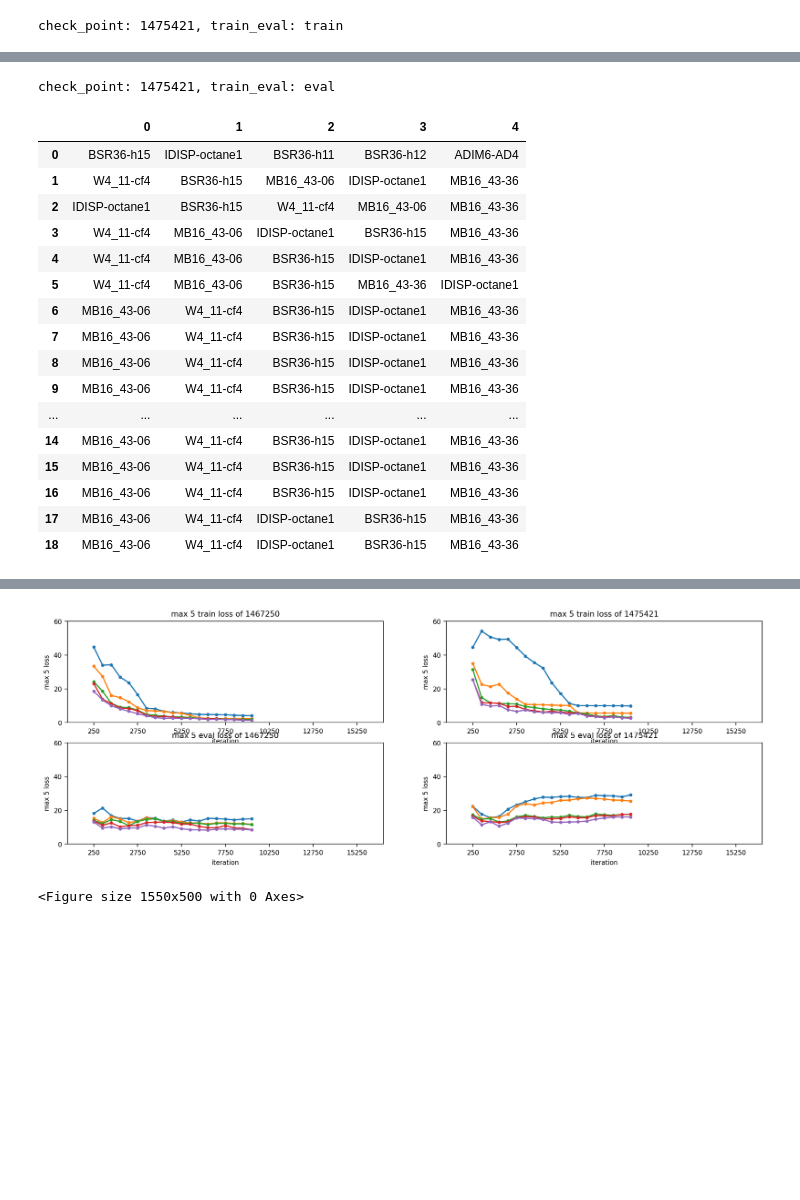
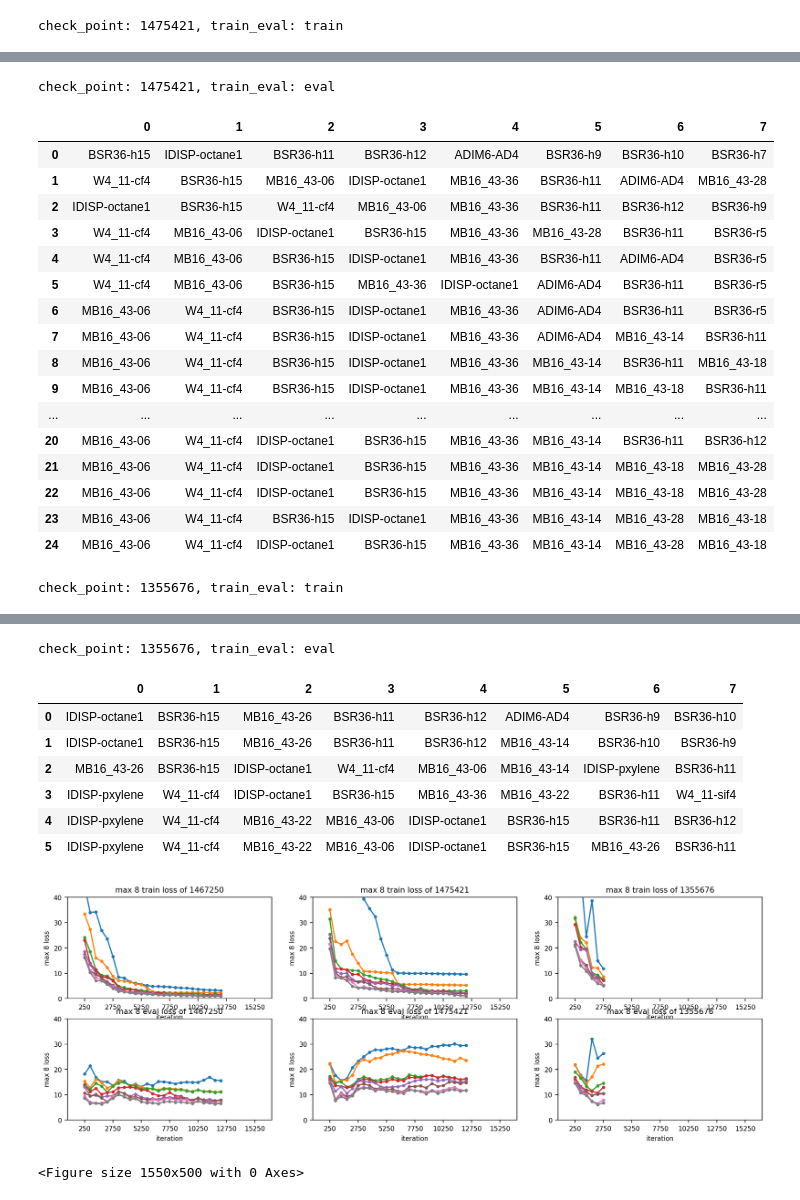
Before and after one commit to chem12346789/cc2cc, a Jupyter notebook: jupyter-notebook/view_loss.ipynb, the cells around one changed output, grey strips where cells are left out. Drawn from its saved outputs; the diff is of its cells as text; code cells hidden in the pictures; blank space fills up the shorter version.

```diff
--- a/jupyter-notebook/view_loss.ipynb
+++ b/jupyter-notebook/view_loss.ipynb
@@ -12,11 +23,12 @@ import matplotlib.pyplot as plt
 plt.rcParams["figure.figsize"] = (15.5, 5)
 plt.rcParams["font.size"] = 8
 
-number_of_max = 5
+number_of_max = 8
 
 check_point_list = [
     "1467250",
     "1475421",
+    "3175768",
 ]
 
 f, axes = plt.subplots(2, len(check_point_list))
@@ -42,7 +54,10 @@ for iter_check_point, check_point in enumerate(check_point_list):
 
         for data_path in data_path_list:
             data_csv = pd.read_csv(data_path)
-            data = np.array(data_csv["train_loss_ene"])
+            if "train_loss_ene" in data_csv.columns:
+                data = np.array(data_csv["train_loss_ene"])
+            else:
+                data = np.array(data_csv["loss_ene"])
             data_name = np.array(data_csv["name"])
             data_argsort = np.argsort(data)[-number_of_max:][::-1]
             if len(max_10_loss) == 0:
@@ -73,10 +88,10 @@ for iter_check_point, check_point in enumerate(check_point_list):
             labels=[f"{int(i*500+250)}" for i in np.linspace(0, 30, 7)],
         )
         axes[iter_check_point, iter_train_eval].set_ylabel(f"max {number_of_max} loss")
-        axes[iter_check_point, iter_train_eval].set_ylim(0, 60)
+        axes[iter_check_point, iter_train_eval].set_ylim(0, 40)
         axes[iter_check_point, iter_train_eval].set_yticks(
-            np.linspace(0, 60, 4),
-            labels=[f"{int(i)}" for i in np.linspace(0, 60, 4)],
+            np.linspace(0, 40, 5),
+            labels=[f"{int(i)}" for i in np.linspace(0, 40, 5)],
         )
         axes[iter_check_point, iter_train_eval].set_title(
             f"max {number_of_max} {train_eval} loss of {check_point}"
@@ -142,18 +157,19 @@ check_point: 1475421, train_eval: train
 check_point: 1475421, train_eval: eval
-|  | 0 | 1 | 2 | 3 | 4 |
-| 0 | BSR36-h15 | IDISP-octane1 | BSR36-h11 | BSR36-h12 | ADIM6-AD4 |
-| 1 | W4_11-cf4 | BSR36-h15 | MB16_43-06 | IDISP-octane1 | MB16_43-36 |
-| 2 | IDISP-octane1 | BSR36-h15 | W4_11-cf4 | MB16_43-06 | MB16_43-36 |
-| 3 | W4_11-cf4 | MB16_43-06 | IDISP-octane1 | BSR36-h15 | MB16_43-36 |
-| 4 | W4_11-cf4 | MB16_43-06 | BSR36-h15 | IDISP-octane1 | MB16_43-36 |
-| 5 | W4_11-cf4 | MB16_43-06 | BSR36-h15 | MB16_43-36 | IDISP-octane1 |
-| 6 | MB16_43-06 | W4_11-cf4 | BSR36-h15 | IDISP-octane1 | MB16_43-36 |
-| 7 | MB16_43-06 | W4_11-cf4 | BSR36-h15 | IDISP-octane1 | MB16_43-36 |
-| 8 | MB16_43-06 | W4_11-cf4 | BSR36-h15 | IDISP-octane1 | MB16_43-36 |
-| 9 | MB16_43-06 | W4_11-cf4 | BSR36-h15 | IDISP-octane1 | MB16_43-36 |
-| ... | ... | ... | ... | ... | ... |
-| 14 | MB16_43-06 | W4_11-cf4 | BSR36-h15 | IDISP-octane1 | MB16_43-36 |
-| 15 | MB16_43-06 | W4_11-cf4 | BSR36-h15 | IDISP-octane1 | MB16_43-36 |
-| 16 | MB16_43-06 | W4_11-cf4 | BSR36-h15 | IDISP-octane1 | MB16_43-36 |
-| 17 | MB16_43-06 | W4_11-cf4 | IDISP-octane1 | BSR36-h15 | MB16_43-36 |
-| 18 | MB16_43-06 | W4_11-cf4 | IDISP-octane1 | BSR36-h15 | MB16_43-36 |
+|  | 0 | 1 | 2 | 3 | 4 | 5 | 6 | 7 |
+| 0 | BSR36-h15 | IDISP-octane1 | BSR36-h11 | BSR36-h12 | ADIM6-AD4 | BSR36-h9 | BSR36-h10 | BSR36-h7 |
+| 1 | W4_11-cf4 | BSR36-h15 | MB16_43-06 | IDISP-octane1 | MB16_43-36 | BSR36-h11 | ADIM6-AD4 | MB16_43-28 |
+| 2 | IDISP-octane1 | BSR36-h15 | W4_11-cf4 | MB16_43-06 | MB16_43-36 | BSR36-h11 | BSR36-h12 | BSR36-h9 |
+| 3 | W4_11-cf4 | MB16_43-06 | IDISP-octane1 | BSR36-h15 | MB16_43-36 | MB16_43-28 | BSR36-h11 | BSR36-r5 |
+| 4 | W4_11-cf4 | MB16_43-06 | BSR36-h15 | IDISP-octane1 | MB16_43-36 | BSR36-h11 | ADIM6-AD4 | BSR36-r5 |
+| 5 | W4_11-cf4 | MB16_43-06 | BSR36-h15 | MB16_43-36 | IDISP-octane1 | ADIM6-AD4 | BSR36-h11 | BSR36-r5 |
+| 6 | MB16_43-06 | W4_11-cf4 | BSR36-h15 | IDISP-octane1 | MB16_43-36 | ADIM6-AD4 | BSR36-h11 | BSR36-r5 |
+| 7 | MB16_43-06 | W4_11-cf4 | BSR36-h15 | IDISP-octane1 | MB16_43-36 | ADIM6-AD4 | MB16_43-14 | BSR36-h11 |
+| 8 | MB16_43-06 | W4_11-cf4 | BSR36-h15 | IDISP-octane1 | MB16_43-36 | MB16_43-14 | BSR36-h11 | MB16_43-18 |
+| 9 | MB16_43-06 | W4_11-cf4 | BSR36-h15 | IDISP-octane1 | MB16_43-36 | MB16_43-14 | MB16_43-18 | BSR36-h11 |
+| ... | ... | ... | ... | ... | ... | ... | ... | ... |
+| 20 | MB16_43-06 | W4_11-cf4 | IDISP-octane1 | BSR36-h15 | MB16_43-36 | MB16_43-14 | BSR36-h11 | BSR36-h12 |
+| 21 | MB16_43-06 | W4_11-cf4 | IDISP-octane1 | BSR36-h15 | MB16_43-36 | MB16_43-14 | MB16_43-18 | MB16_43-28 |
+| 22 | MB16_43-06 | W4_11-cf4 | IDISP-octane1 | BSR36-h15 | MB16_43-36 | MB16_43-14 | MB16_43-18 | MB16_43-28 |
+| 23 | MB16_43-06 | W4_11-cf4 | BSR36-h15 | IDISP-octane1 | MB16_43-36 | MB16_43-14 | MB16_43-28 | MB16_43-18 |
+| 24 | MB16_43-06 | W4_11-cf4 | IDISP-octane1 | BSR36-h15 | MB16_43-36 | MB16_43-14 | MB16_43-28 | MB16_43-18 |
+check_point: 1355676, train_eval: train
@@ -160,2 +183,10 @@ check_point: 1475421, train_eval: eval
+check_point: 1355676, train_eval: eval
+|  | 0 | 1 | 2 | 3 | 4 | 5 | 6 | 7 |
+| 0 | IDISP-octane1 | BSR36-h15 | MB16_43-26 | BSR36-h11 | BSR36-h12 | ADIM6-AD4 | BSR36-h9 | BSR36-h10 |
+| 1 | IDISP-octane1 | BSR36-h15 | MB16_43-26 | BSR36-h11 | BSR36-h12 | MB16_43-14 | BSR36-h10 | BSR36-h9 |
+| 2 | MB16_43-26 | BSR36-h15 | IDISP-octane1 | W4_11-cf4 | MB16_43-06 | MB16_43-14 | IDISP-pxylene | BSR36-h11 |
+| 3 | IDISP-pxylene | W4_11-cf4 | IDISP-octane1 | BSR36-h15 | MB16_43-36 | MB16_43-22 | BSR36-h11 | W4_11-sif4 |
+| 4 | IDISP-pxylene | W4_11-cf4 | MB16_43-22 | MB16_43-06 | IDISP-octane1 | BSR36-h15 | BSR36-h11 | BSR36-h12 |
+| 5 | IDISP-pxylene | W4_11-cf4 | MB16_43-22 | MB16_43-06 | IDISP-octane1 | BSR36-h15 | MB16_43-26 | BSR36-h11 |
-[figure, old version]
+[figure, new version]
-<Figure size 1550x500 with 0 Axes>
+<Figure size 1550x500 with 0 Axes>
```
Also changed, not shown: parts of 2 cells of this notebook, 6 other files.
